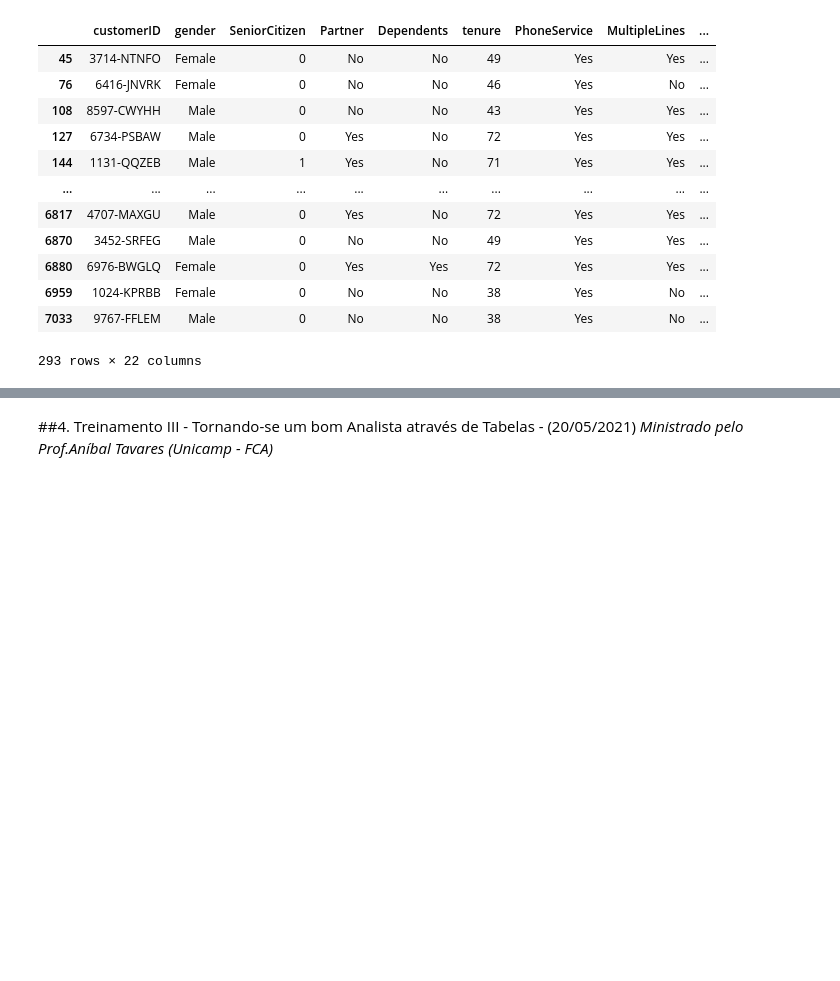
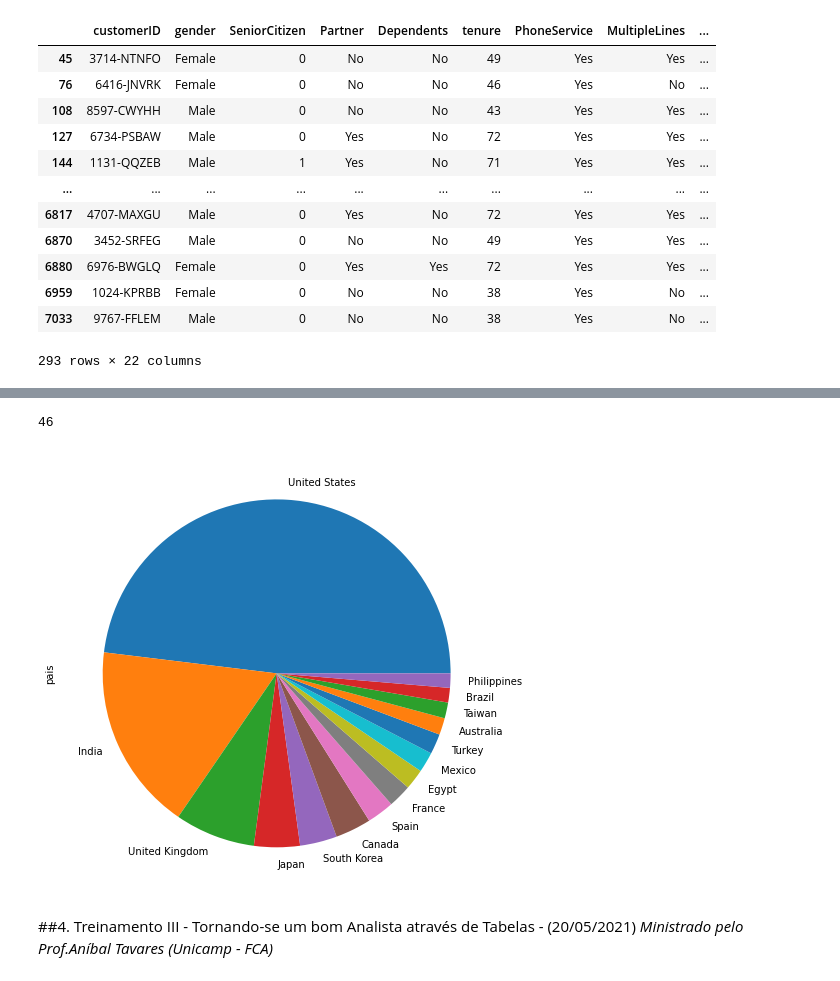
Before and after one commit to m-eicardi/MTEch-2021, a Jupyter notebook: MTEch_MSE.ipynb, the cells around one changed output, grey strips where cells are left out. Cells and saved outputs as stored; diff of their text form; code cells hidden in the pictures; blank space fills up the shorter version.

```diff
--- a/MTEch_MSE.ipynb
+++ b/MTEch_MSE.ipynb
@@ -388,0 +588,4 @@ dados4
+# %%
+#países que produzem filmes para a netflix
+paises = net.pais.value_counts()
+paises.head(50)
@@ -389,3 +610,13 @@ dados4
+# %%
+#total de países
+len(paises.unique())
+# %% [output]
+46
+# %%
+#top 15 países que produzem conteúdos para o netflix
+plot = paises[0:15].plot.pie(y=paises.value_counts(), figsize=(12,8))
+# %% [output]
+[figure, added]
 # %% [markdown]
 ##4. Treinamento III - Tornando-se um bom Analista através de Tabelas - (20/05/2021)
 *Ministrado pelo Prof.Aníbal Tavares (Unicamp - FCA)*
```
Also changed, not shown: parts of 29 cells of this notebook.
